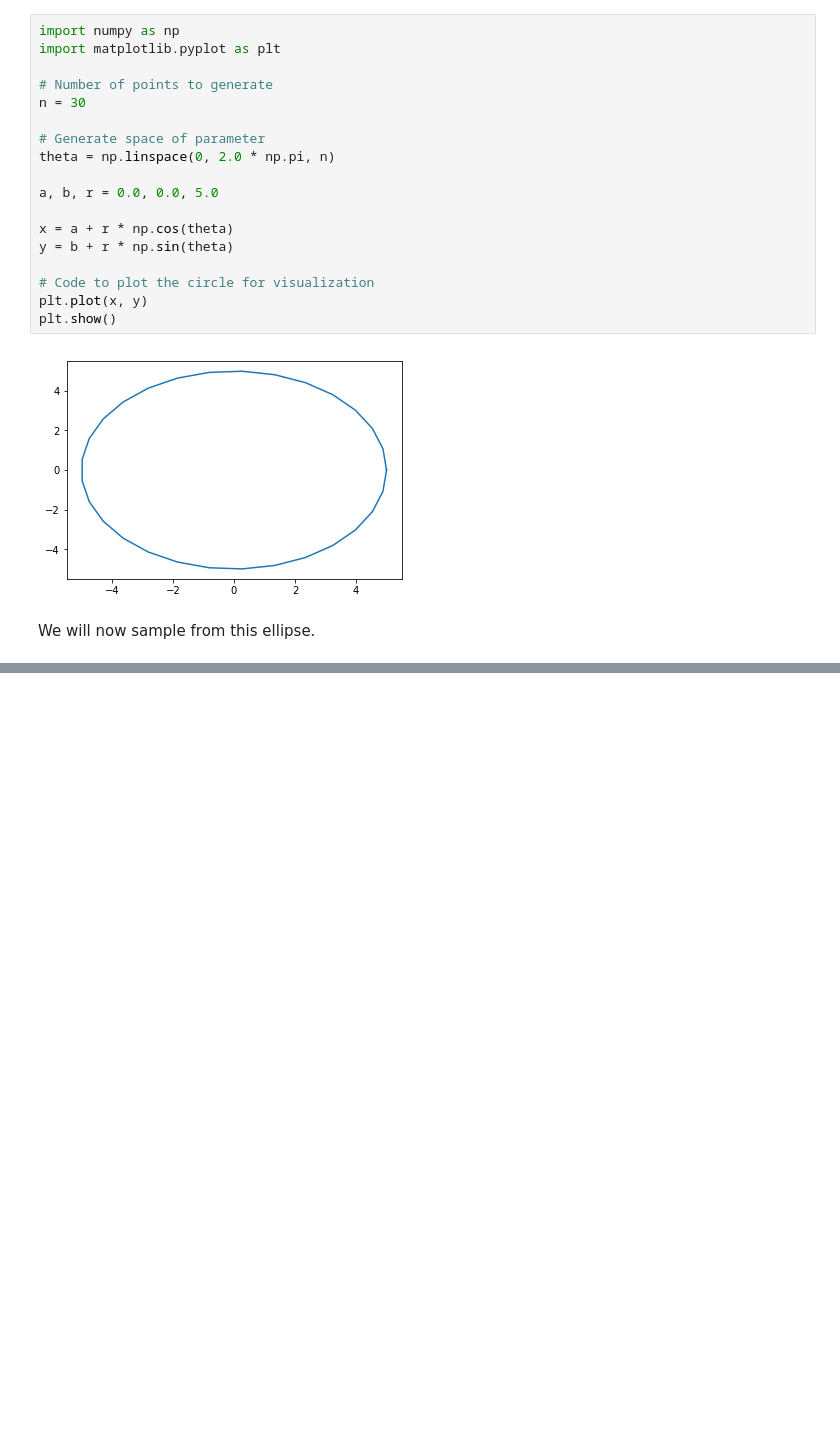
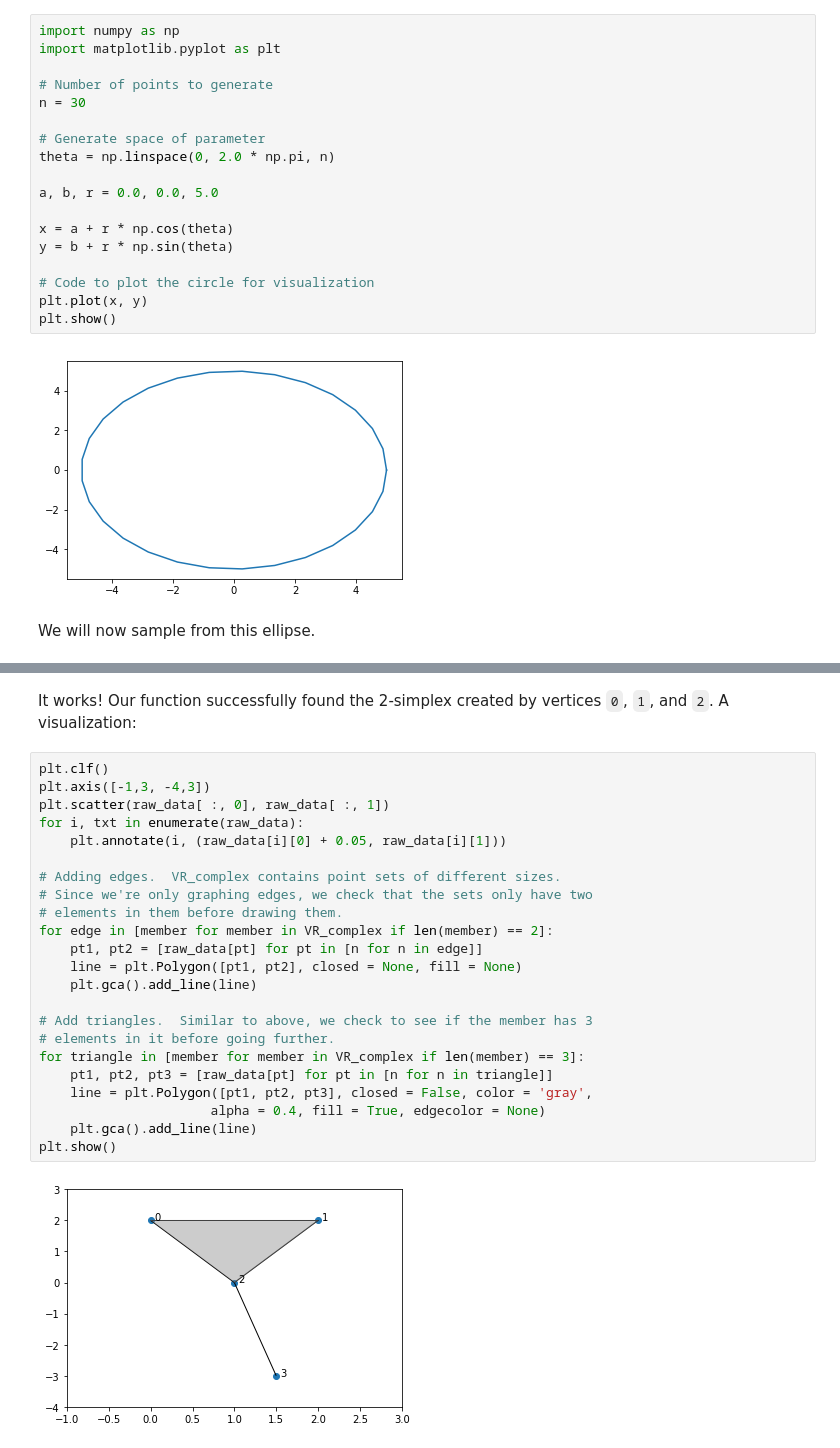
Before and after one commit to pommevilla/tda.tutorial, a Jupyter notebook: TDA Tutorial.ipynb, the cells around one changed output, grey strips where cells are left out. Cells and saved outputs as stored; diff of their text form; blank space fills up the shorter version.

```diff
--- a/TDA Tutorial.ipynb
+++ b/TDA Tutorial.ipynb
@@ -48,0 +143,27 @@ The construction of the VR complex will follow the following steps:
+# %% [markdown]
+It works!  Our function successfully found the 2-simplex created by vertices `0`, `1`, and `2`.  A visualization:
+# %%
+plt.clf()
+plt.axis([-1,3, -4,3])
+plt.scatter(raw_data[ :, 0], raw_data[ :, 1])
+for i, txt in enumerate(raw_data):
+    plt.annotate(i, (raw_data[i][0] + 0.05, raw_data[i][1]))
+
+# Adding edges.  VR_complex contains point sets of different sizes.
+# Since we're only graphing edges, we check that the sets only have two
+# elements in them before drawing them.
+for edge in [member for member in VR_complex if len(member) == 2]:
+    pt1, pt2 = [raw_data[pt] for pt in [n for n in edge]]
+    line = plt.Polygon([pt1, pt2], closed = None, fill = None)
+    plt.gca().add_line(line)
+
+# Add triangles.  Similar to above, we check to see if the member has 3
+# elements in it before going further.
+for triangle in [member for member in VR_complex if len(member) == 3]:
+    pt1, pt2, pt3 = [raw_data[pt] for pt in [n for n in triangle]]
+    line = plt.Polygon([pt1, pt2, pt3], closed = False, color = 'gray',
+                      alpha = 0.4, fill = True, edgecolor = None)
+    plt.gca().add_line(line)
+plt.show()
+# %% [output]
+[figure, added]
```
Also changed, not shown: parts of 10 cells of this notebook.
